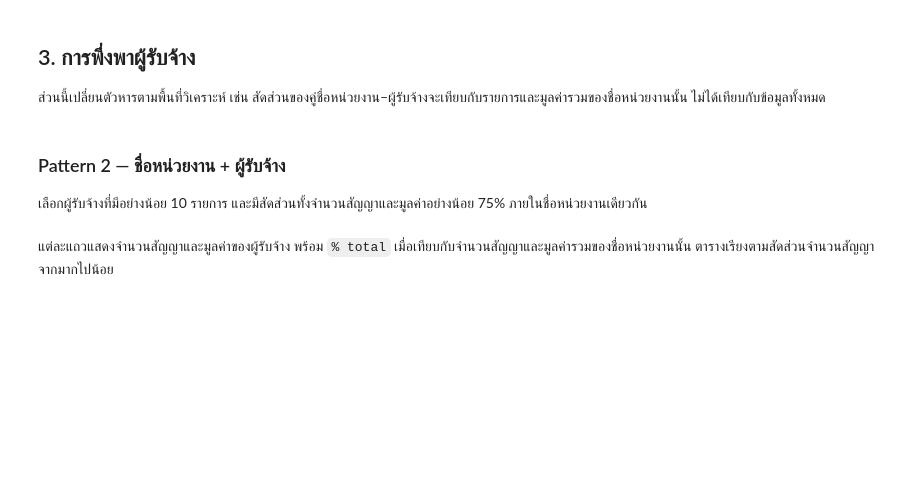
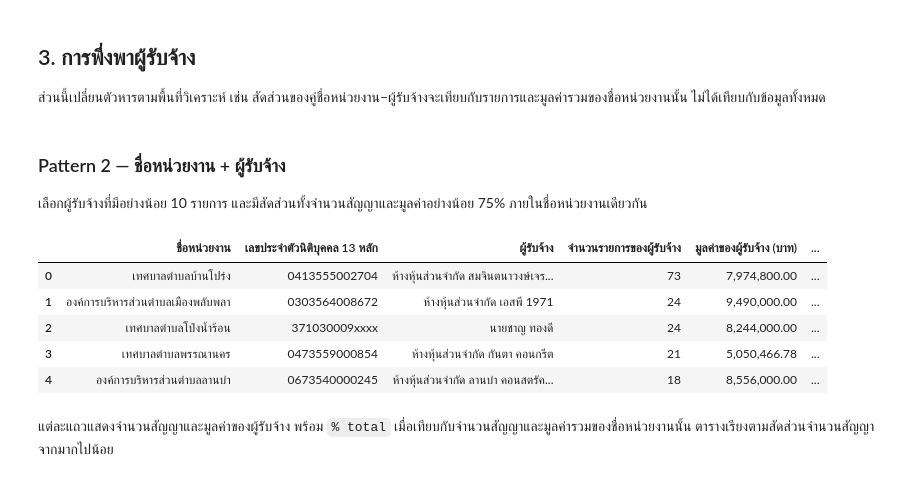
Before and after one commit to mdanmek/nida-dads-notes, a Jupyter notebook: dads5001-data-tools/project/eda/04_construction_review_indicators_2569.ipynb, the cells around one changed output. Drawn from its saved outputs; the diff is of its cells as text; code cells hidden in the pictures; blank space fills up the shorter version.

```diff
--- a/dads5001-data-tools/project/eda/04_construction_review_indicators_2569.ipynb
+++ b/dads5001-data-tools/project/eda/04_construction_review_indicators_2569.ipynb
@@ -298,34 +396,41 @@ agency_dependence = summarize_dependence(
     agency_data,
     [agency_column]
 )
 
 pattern2_pairs = (
     agency_dependence.loc[
         agency_dependence['จำนวนรายการของผู้รับจ้าง'].ge(10)
         & agency_dependence['สัดส่วนจำนวนรายการ (%)'].ge(75)
         & agency_dependence['สัดส่วนมูลค่า (%)'].ge(75)
     ]
     .sort_values(
         ['สัดส่วนจำนวนรายการ (%)', 'จำนวนรายการของผู้รับจ้าง'],
         ascending=False
     )
     .reset_index(drop=True)
 )
 
 pattern2_keys = set(
     pattern2_pairs[[agency_column, supplier_id_column]]
     .itertuples(index=False, name=None)
 )
 
 study_data['flag_pattern_2'] = [
     (agency, supplier) in pattern2_keys
     for agency, supplier in zip(
         study_data[agency_column],
         study_data[supplier_id_column]
     )
 ]
 
-display(pattern2_pairs.head(20))
+display(pattern2_pairs.head(5))
+# %% [output]
+|  | ชื่อหน่วยงาน | เลขประจำตัวนิติบุคคล 13 หลัก | ผู้รับจ้าง | จำนวนรายการของผู้รับจ้าง | มูลค่าของผู้รับจ้าง (บาท) | ... |
+| 0 | เทศบาลตำบลบ้านโปร่ง | 0413555002704 | ห้างหุ้นส่วนจำกัด สมจินตนาวงษ์เจร... | 73 | 7,974,800.00 | ... |
+| 1 | องค์การบริหารส่วนตำบลเมืองพลับพลา | 0303564008672 | ห้างหุ้นส่วนจำกัด เอสพี 1971 | 24 | 9,490,000.00 | ... |
+| 2 | เทศบาลตำบลโป่งน้ำร้อน | 371030009xxxx | นายชาญ ทองดี | 24 | 8,244,000.00 | ... |
+| 3 | เทศบาลตำบลพรรณานคร | 0473559000854 | ห้างหุ้นส่วนจำกัด กันตา คอนกรีต | 21 | 5,050,466.78 | ... |
+| 4 | องค์การบริหารส่วนตำบลลานบ่า | 0673540000245 | ห้างหุ้นส่วนจำกัด ลานบ่า คอนสตรัค... | 18 | 8,556,000.00 | ... |
 # %% [markdown]
 แต่ละแถวแสดงจำนวนสัญญาและมูลค่าของผู้รับจ้าง พร้อม `% total` เมื่อเทียบกับจำนวนสัญญาและมูลค่ารวมของชื่อหน่วยงานนั้น ตารางเรียงตามสัดส่วนจำนวนสัญญาจากมากไปน้อย
 # %% [markdown]
```
Also changed, not shown: parts of 17 cells of this notebook.
